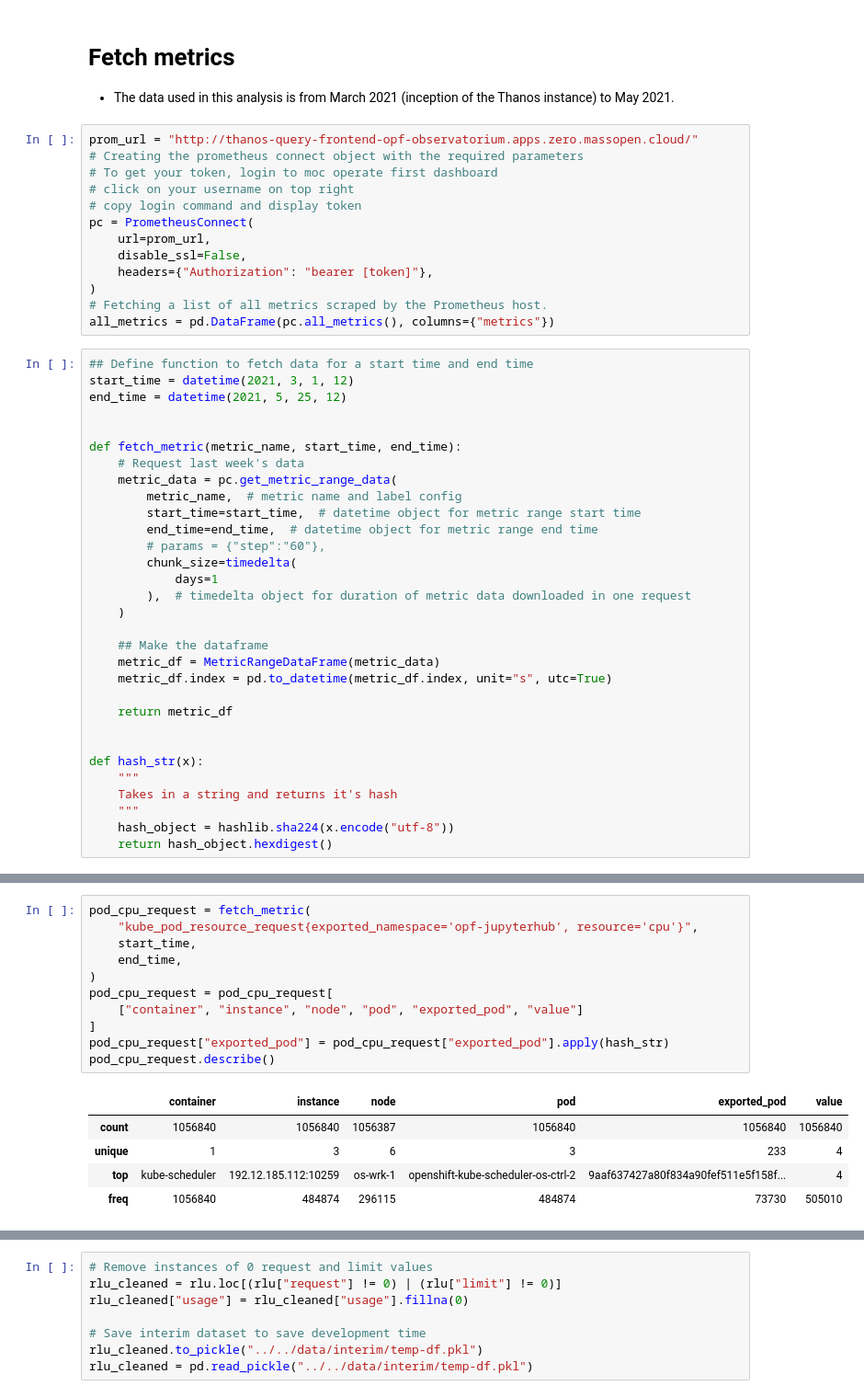
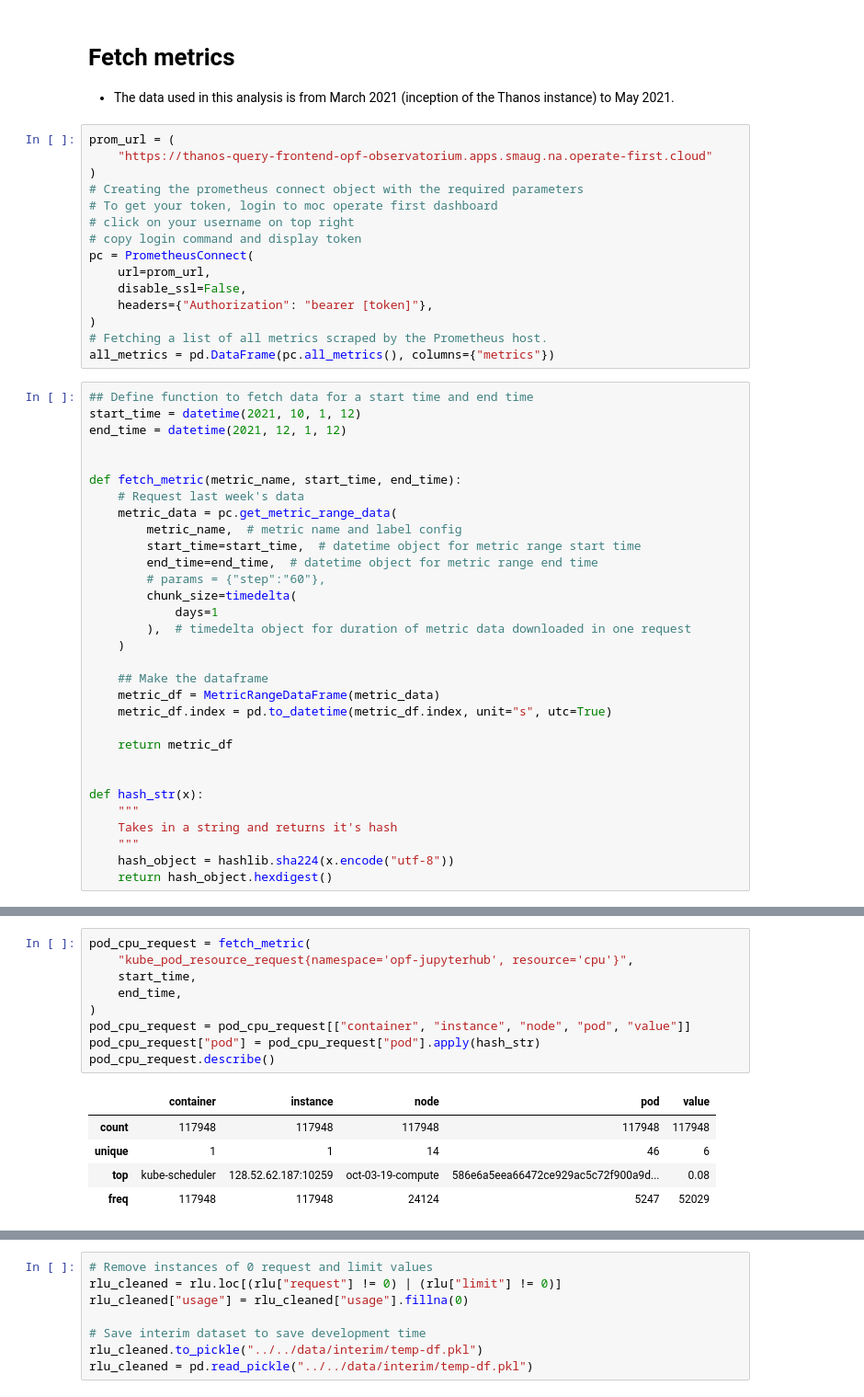
Before and after one commit to aicoe-aiops/operate-first-jupyterhub-analysis, a Jupyter notebook: notebooks/resource_allocation/rec_cpu_req_lim.ipynb, the cells around one changed output, grey strips where cells are left out. Shown at 92% size. Cells and saved outputs as stored; diff of their text form.

Commit message:
Update notebooks to work with smaug cluster

```diff
--- a/notebooks/resource_allocation/rec_cpu_req_lim.ipynb
+++ b/notebooks/resource_allocation/rec_cpu_req_lim.ipynb
@@ -38,7 +38,9 @@ sns.set()
 # Fetch metrics
 - The data used in this analysis is from March 2021 (inception of the Thanos instance) to May 2021.
 # %%
-prom_url = "http://thanos-query-frontend-opf-observatorium.apps.zero.massopen.cloud/"
+prom_url = (
+    "https://thanos-query-frontend-opf-observatorium.apps.smaug.na.operate-first.cloud"
+)
 # Creating the prometheus connect object with the required parameters
 # To get your token, login to moc operate first dashboard
 # click on your username on top right
@@ -52,8 +54,8 @@ pc = PrometheusConnect(
 all_metrics = pd.DataFrame(pc.all_metrics(), columns={"metrics"})
 # %%
 ## Define function to fetch data for a start time and end time
-start_time = datetime(2021, 3, 1, 12)
-end_time = datetime(2021, 5, 25, 12)
+start_time = datetime(2021, 10, 1, 12)
+end_time = datetime(2021, 12, 1, 12)
 
 
 def fetch_metric(metric_name, start_time, end_time):
@@ -99,19 +101,17 @@ pod_cpu_usage.describe()
 # %%
 pod_cpu_request = fetch_metric(
-    "kube_pod_resource_request{exported_namespace='opf-jupyterhub', resource='cpu'}",
+    "kube_pod_resource_request{namespace='opf-jupyterhub', resource='cpu'}",
     start_time,
     end_time,
 )
-pod_cpu_request = pod_cpu_request[
-    ["container", "instance", "node", "pod", "exported_pod", "value"]
-]
-pod_cpu_request["exported_pod"] = pod_cpu_request["exported_pod"].apply(hash_str)
+pod_cpu_request = pod_cpu_request[["container", "instance", "node", "pod", "value"]]
+pod_cpu_request["pod"] = pod_cpu_request["pod"].apply(hash_str)
 pod_cpu_request.describe()
 # %% [output]
-|  | container | instance | node | pod | exported_pod | value |
-| count | 1056840 | 1056840 | 1056387 | 1056840 | 1056840 | 1056840 |
-| unique | 1 | 3 | 6 | 3 | 233 | 4 |
-| top | kube-scheduler | 192.12.185.112:10259 | os-wrk-1 | openshift-kube-scheduler-os-ctrl-2 | 9aaf637427a80f834a90fef511e5f158f... | 4 |
-| freq | 1056840 | 484874 | 296115 | 484874 | 73730 | 505010 |
+|  | container | instance | node | pod | value |
+| count | 117948 | 117948 | 117948 | 117948 | 117948 |
+| unique | 1 | 1 | 14 | 46 | 6 |
+| top | kube-scheduler | 128.52.62.187:10259 | oct-03-19-compute | 586e6a5eea66472ce929ac5c72f900a9d... | 0.08 |
+| freq | 117948 | 117948 | 24124 | 5247 | 52029 |
 # %%
 pod_cpu_limit = fetch_metric(
```
Also changed, not shown: parts of 6 cells of this notebook, 1 other file.
